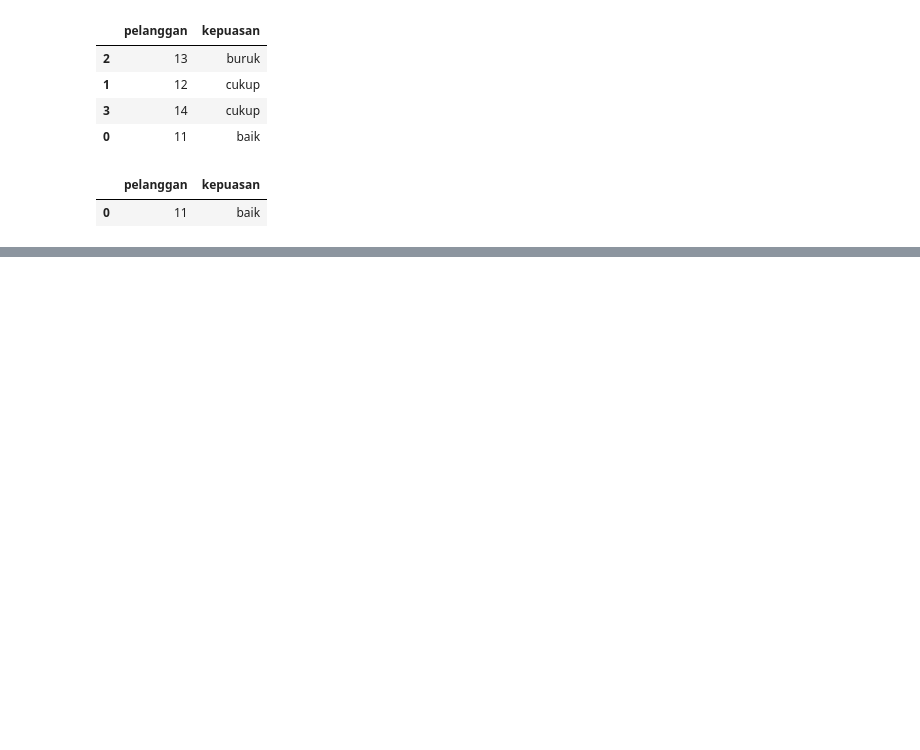
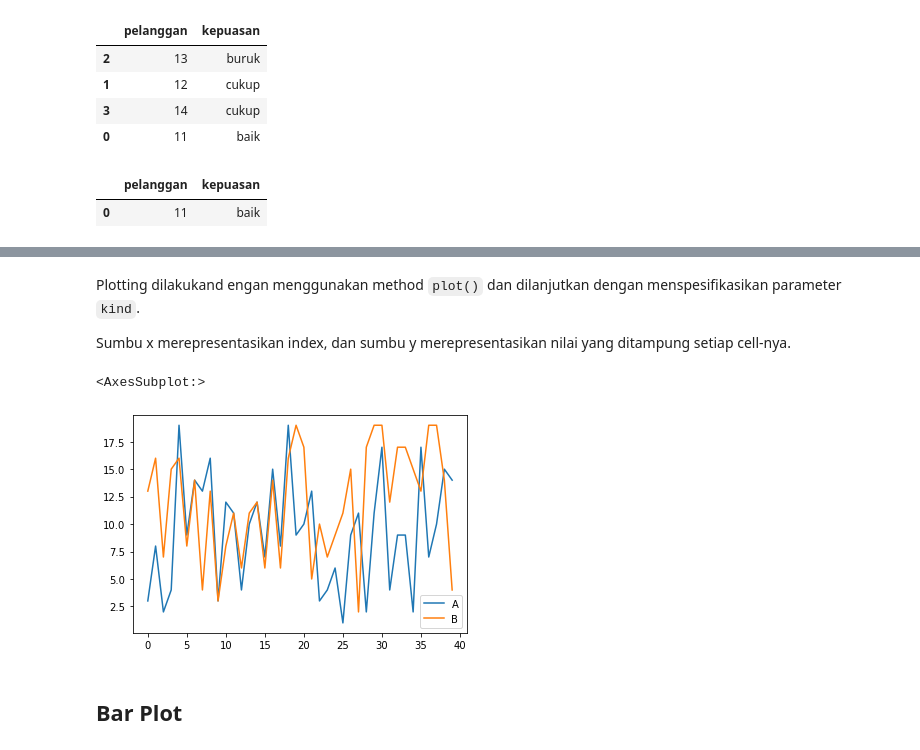
Before and after one commit to medievalgoose/pandas, a Jupyter notebook: Pandas-Week8.ipynb, the cells around one changed output, grey strips where cells are left out. Saved outputs shown, nothing was run; the diff lists cells and outputs as text; code cells hidden in the pictures; blank space fills up the shorter version.

```diff
--- a/Pandas-Week8.ipynb
+++ b/Pandas-Week8.ipynb
@@ -162,0 +205,11 @@ df[df['kepuasan'] > 'cukup'] # menampilkan nilai dengan tingkat kepuasan lebih d
+# %% [markdown]
+Plotting dilakukand engan menggunakan method `plot()` dan dilanjutkan dengan menspesifikasikan parameter `kind`.
+
+Sumbu x merepresentasikan index, dan sumbu y merepresentasikan nilai yang ditampung setiap cell-nya.
+# %%
+df[['A', 'B']].plot(kind='line') # plotting kolom tertentu saja.
+# %% [output]
+<AxesSubplot:>
+[figure, added]
+# %% [markdown]
+## Bar Plot
```
Also changed, not shown: parts of 35 cells of this notebook.
